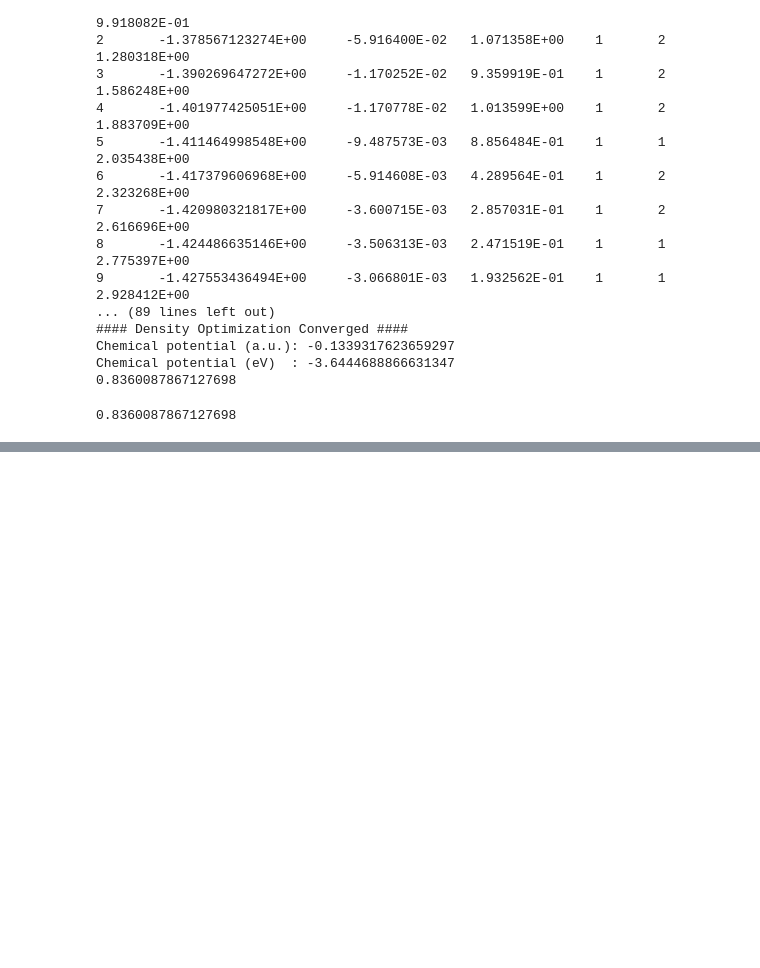
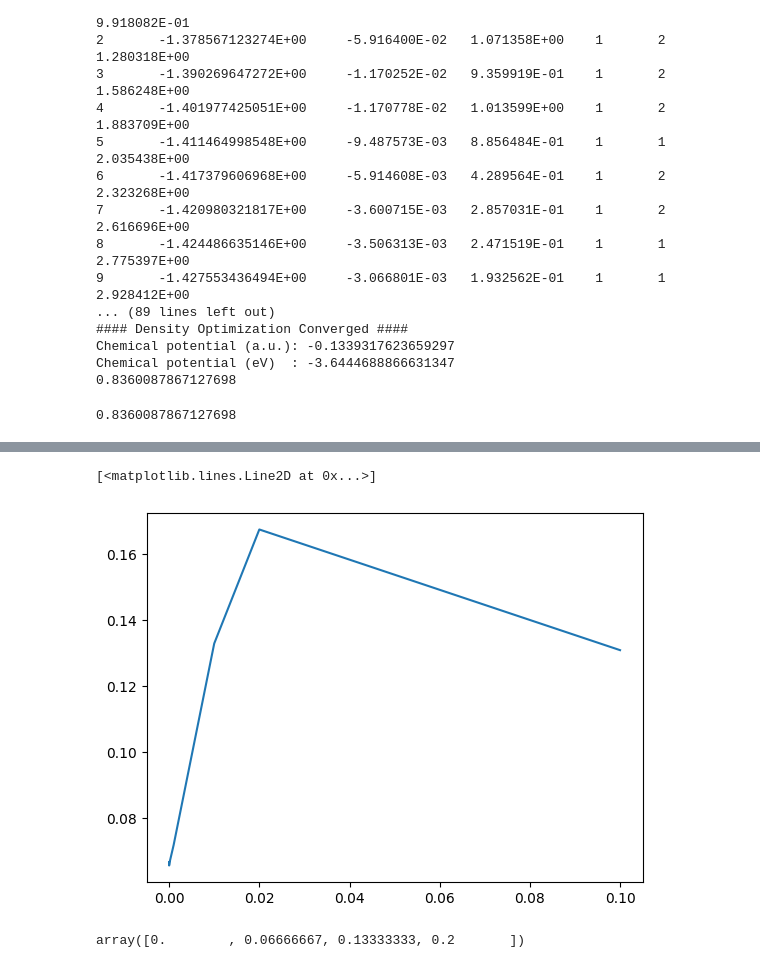
Before and after one commit to ValeriaRV99/wt, a Jupyter notebook: ks_calculations/Helium/DEN.ipynb, the cells around one changed output, grey strips where cells are left out. Drawn from its saved outputs; the diff is of its cells as text; code cells hidden in the pictures; blank space fills up the shorter version.

```diff
--- a/ks_calculations/Helium/DEN.ipynb
+++ b/ks_calculations/Helium/DEN.ipynb
@@ -169,0 +287,9 @@ np.save('rho_DEN', minn.x)
+# %%
+plt.plot(rho0, np.asarray(diff))
+# %% [output]
+[<matplotlib.lines.Line2D at 0x...>]
+[figure, added]
+# %%
+rho01
+# %% [output]
+array([0.        , 0.06666667, 0.13333333, 0.2       ])
```
Also changed, not shown: parts of 11 cells of this notebook, 11 other files.
